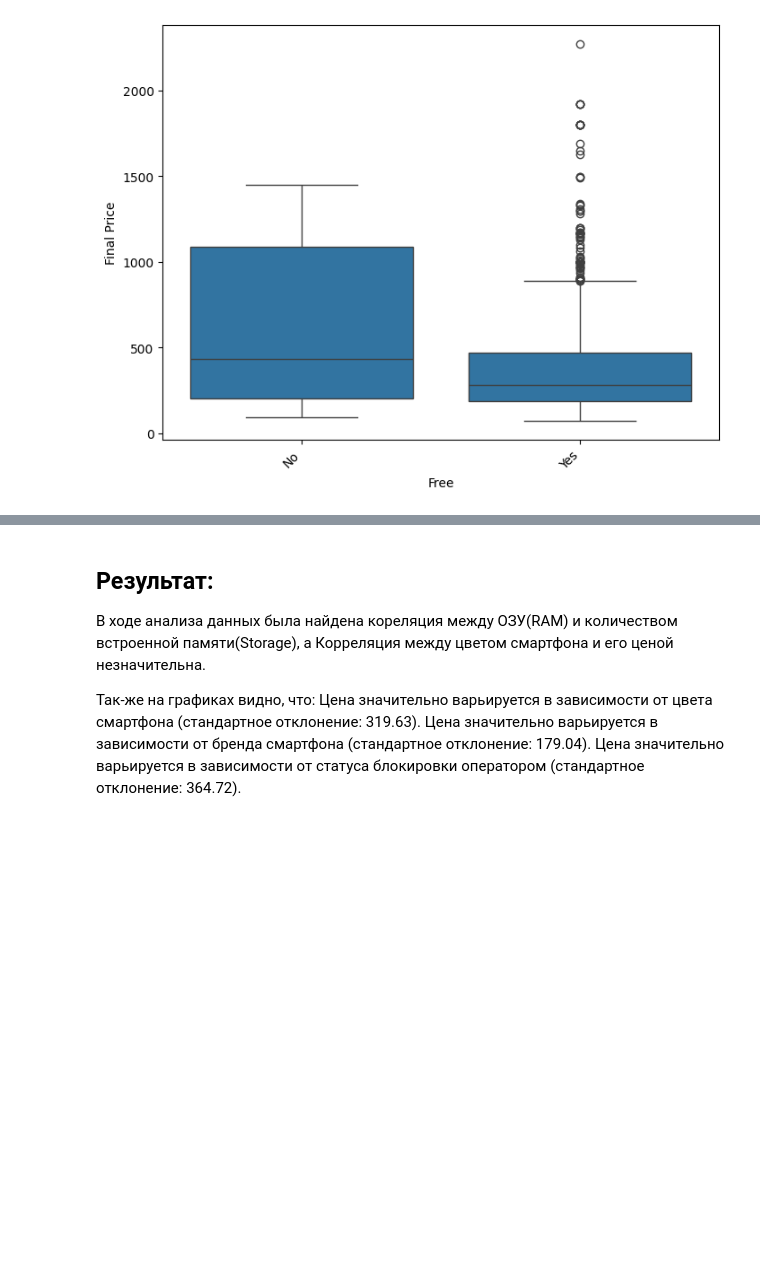
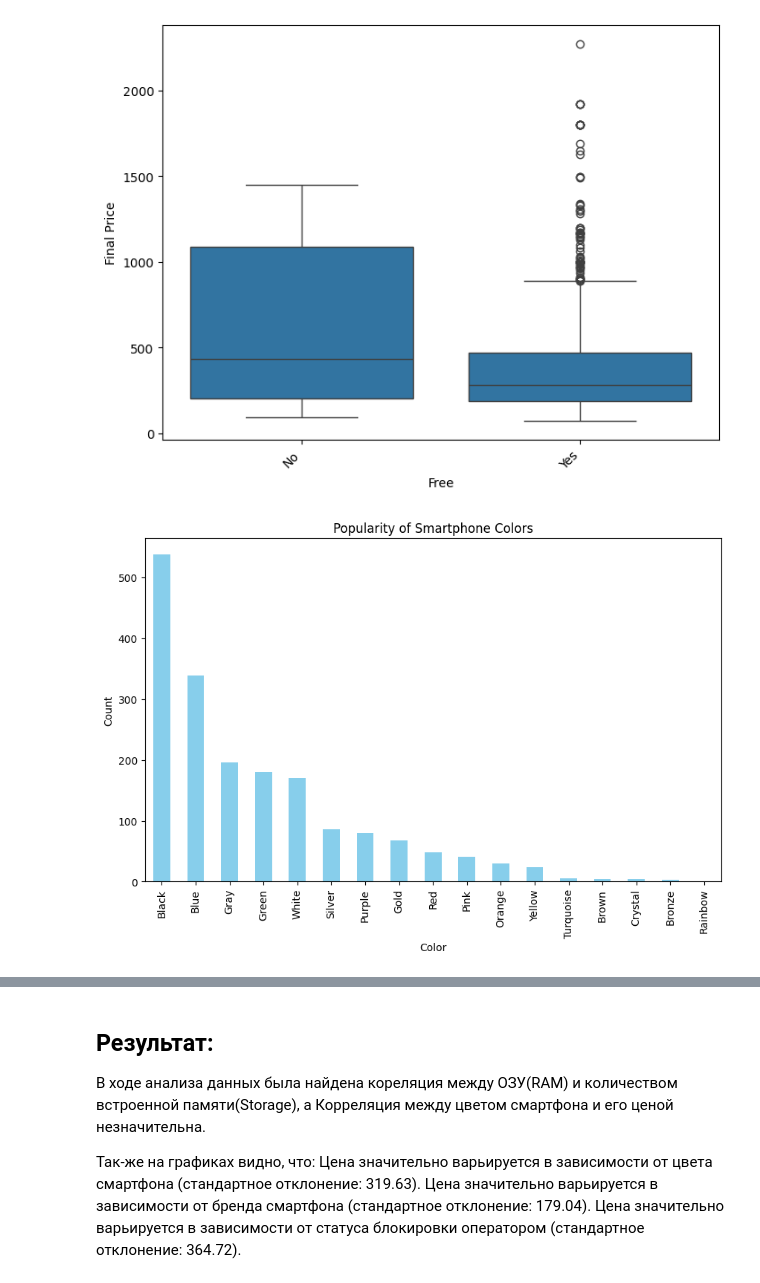
Before and after one commit to kripovskii/ml-task, a Jupyter notebook: task.ipynb, the cells around one changed output, grey strips where cells are left out. Drawn from its saved outputs; the diff is of its cells as text; code cells hidden in the pictures; blank space fills up the shorter version.

Commit message:
add data + classificaton task

```diff
--- a/task.ipynb
+++ b/task.ipynb
@@ -96,3 +86,12 @@ plt.xlabel('Free')
 plt.show()
 # %% [output]
 [figure]
+# %%
+plt.figure(figsize=(10, 6))
+data['Color'].value_counts().plot(kind='bar', color='skyblue')
+plt.title('Popularity of Smartphone Colors')
+plt.xlabel('Color')
+plt.ylabel('Count')
+plt.show()
+# %% [output]
+[figure, added]
```
Also changed, not shown: parts of 11 cells of this notebook.
